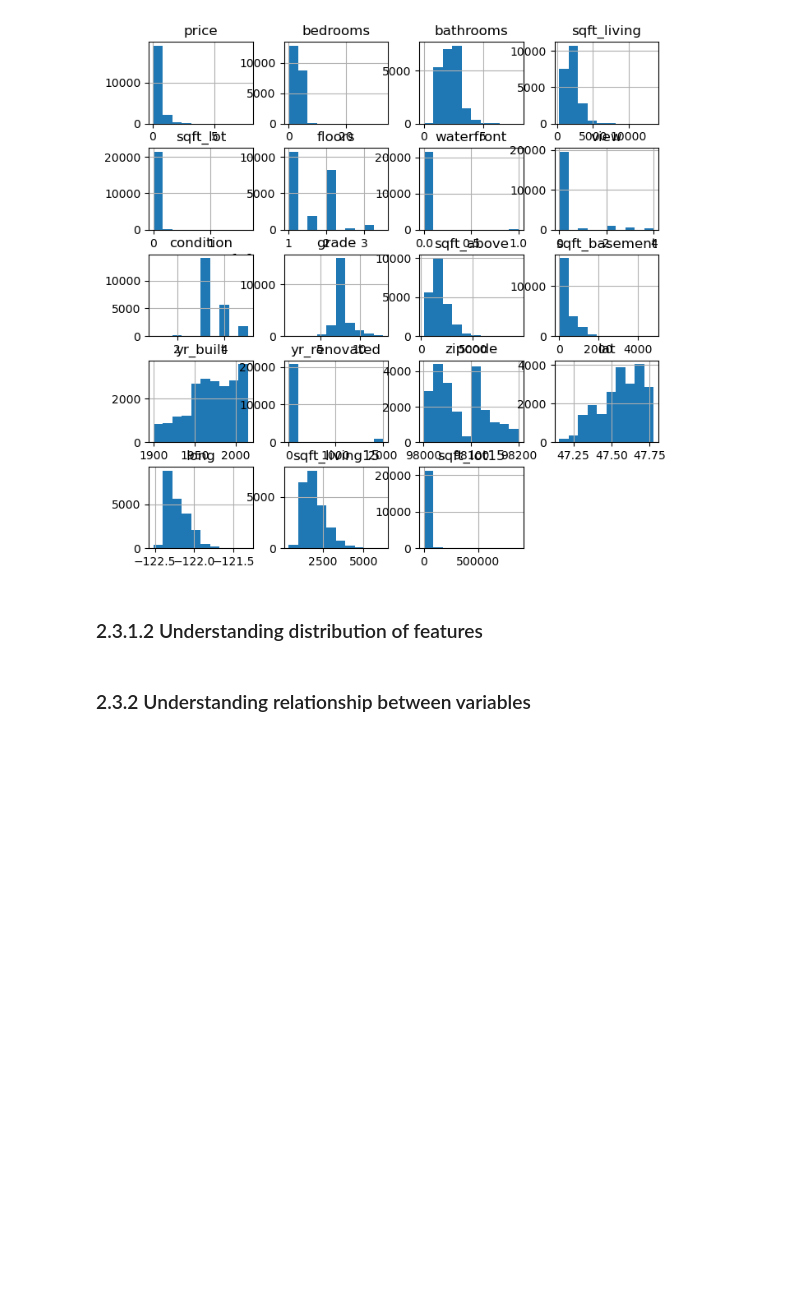
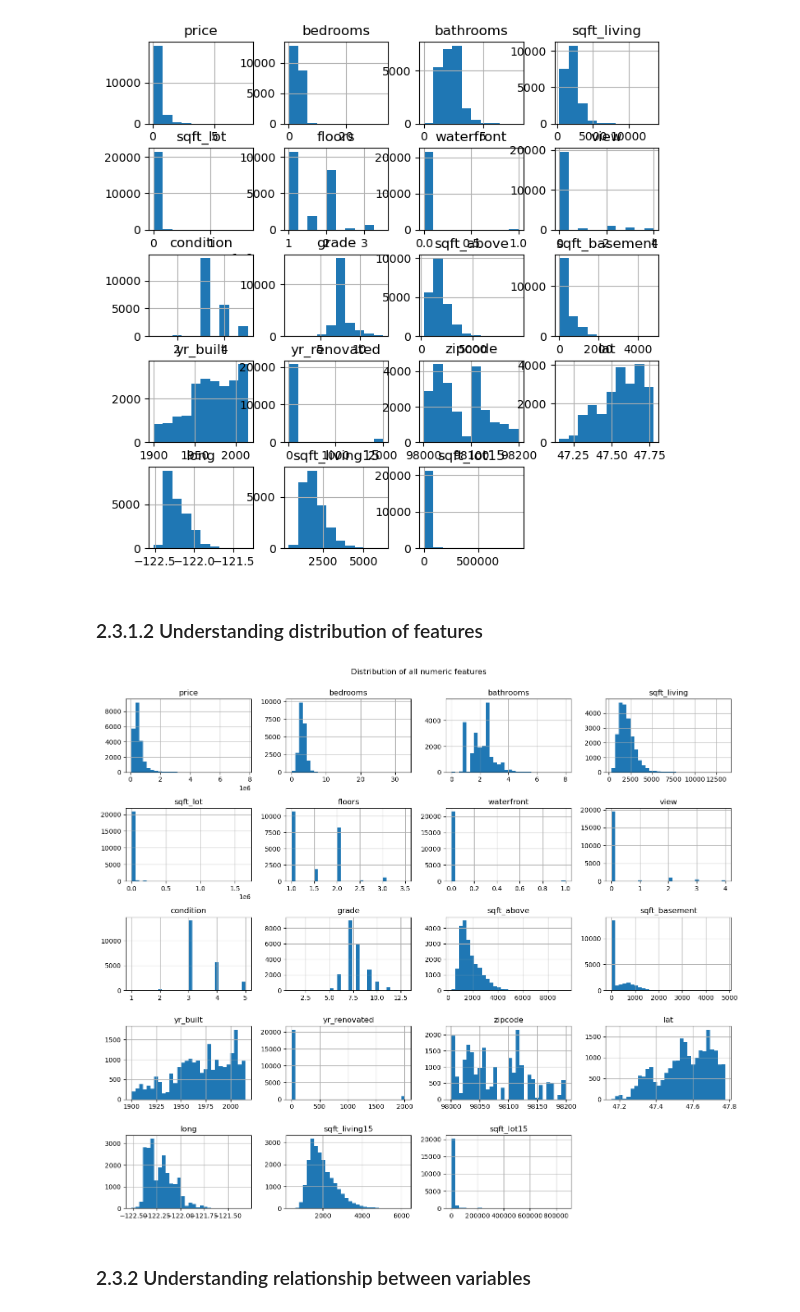
Before and after one commit to jovan210/housing-price-predictor, a Jupyter notebook: jovan_lau/houseprice_prediction.ipynb, the cells around one changed output. Cells and saved outputs as stored; diff of their text form; code cells hidden in the pictures; blank space fills up the shorter version.

```diff
--- a/jovan_lau/houseprice_prediction.ipynb
+++ b/jovan_lau/houseprice_prediction.ipynb
@@ -202,7 +216,12 @@ plt.show()
 ### 2.3.1.2 Understanding distribution of features
 # %%
 ## Understanding distribution of features
-pd.set_option('display.max_columns', None)
+df.hist(figsize=(14, 12), bins=30)
+plt.suptitle('Distribution of all numeric features', y=1.0)
+plt.tight_layout()
+plt.show()
+# %% [output]
+[figure, added]
 # %% [markdown]
 ### 2.3.2 Understanding relationship between variables
 # %%
```
Also changed, not shown: parts of 70 cells of this notebook, 3 other files.
